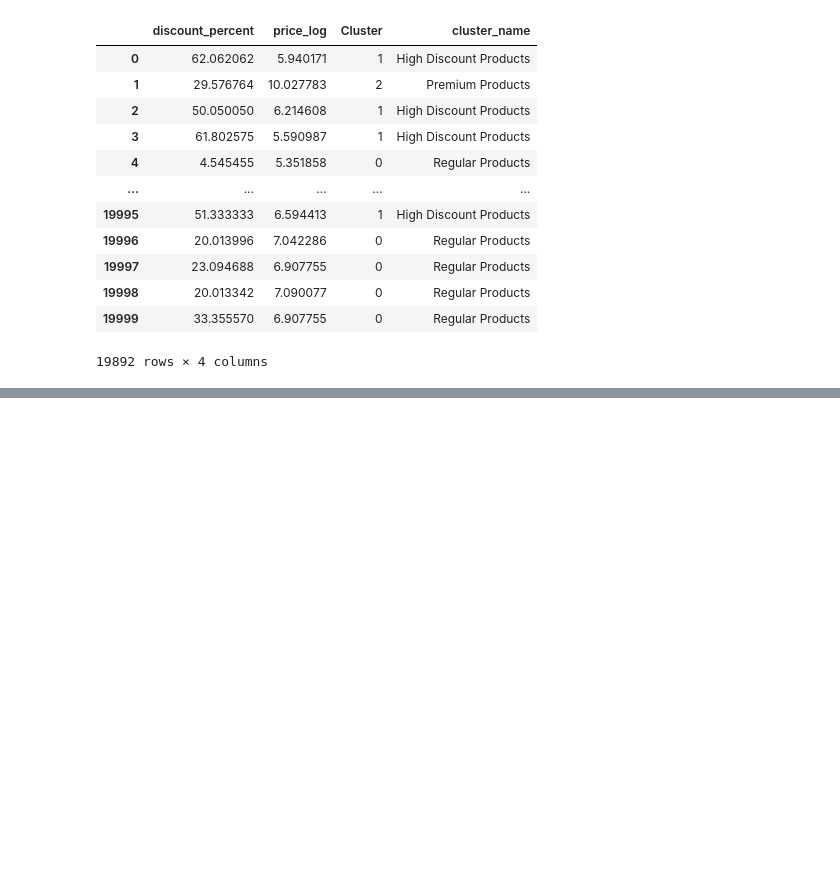
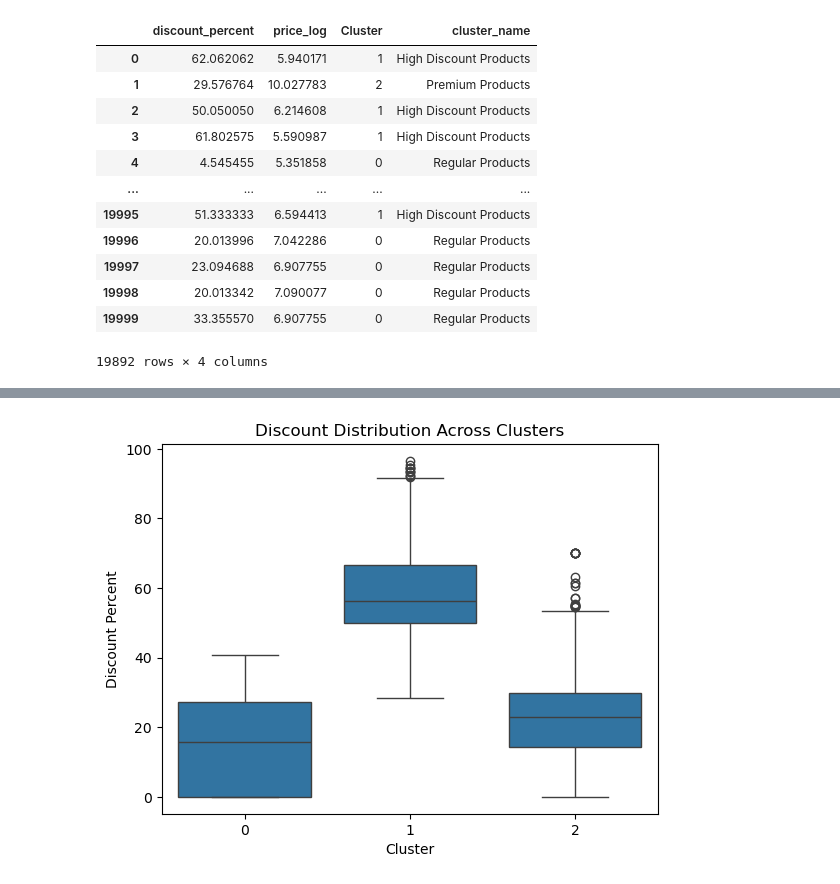
Before and after one commit to PushkarMalhotra2006/Product-Segementation, a Jupyter notebook: flipkart_products.ipynb, the cells around one changed output, grey strips where cells are left out. Cells and saved outputs as stored; diff of their text form; code cells hidden in the pictures; blank space fills up the shorter version.

```diff
--- a/flipkart_products.ipynb
+++ b/flipkart_products.ipynb
@@ -412,0 +465,10 @@ df_final
+# %%
+sns.boxplot(x='Cluster', y='discount_percent', data=df_final)
+
+plt.title('Discount Distribution Across Clusters')
+plt.xlabel('Cluster')
+plt.ylabel('Discount Percent')
+
+plt.show()
+# %% [output]
+[figure, added]
```
Also changed, not shown: parts of 7 cells of this notebook, 1 other file.
